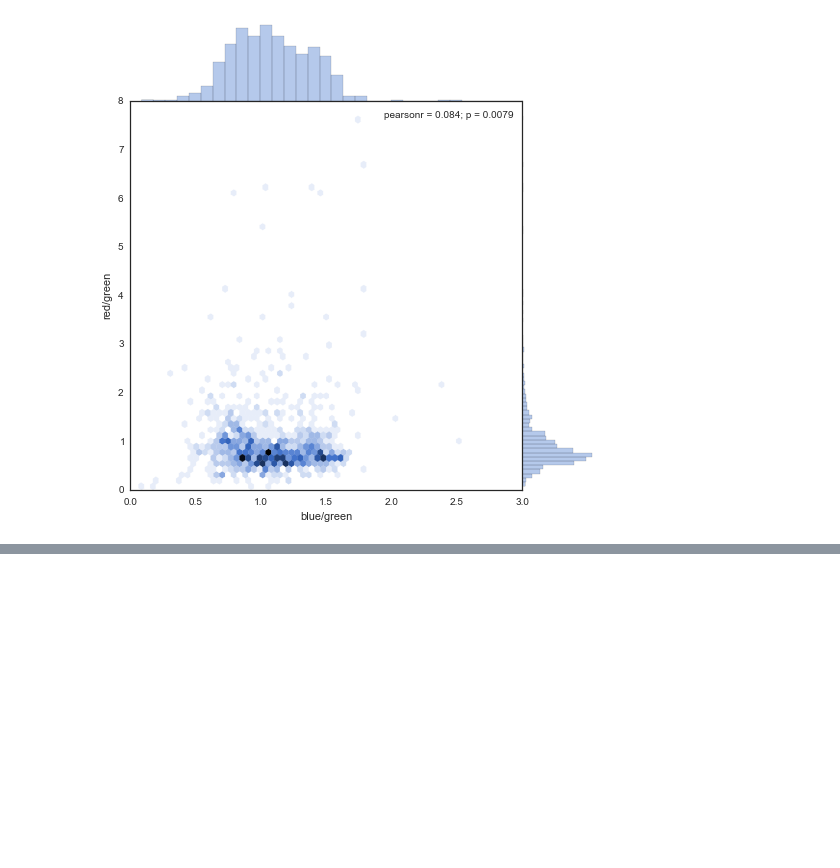
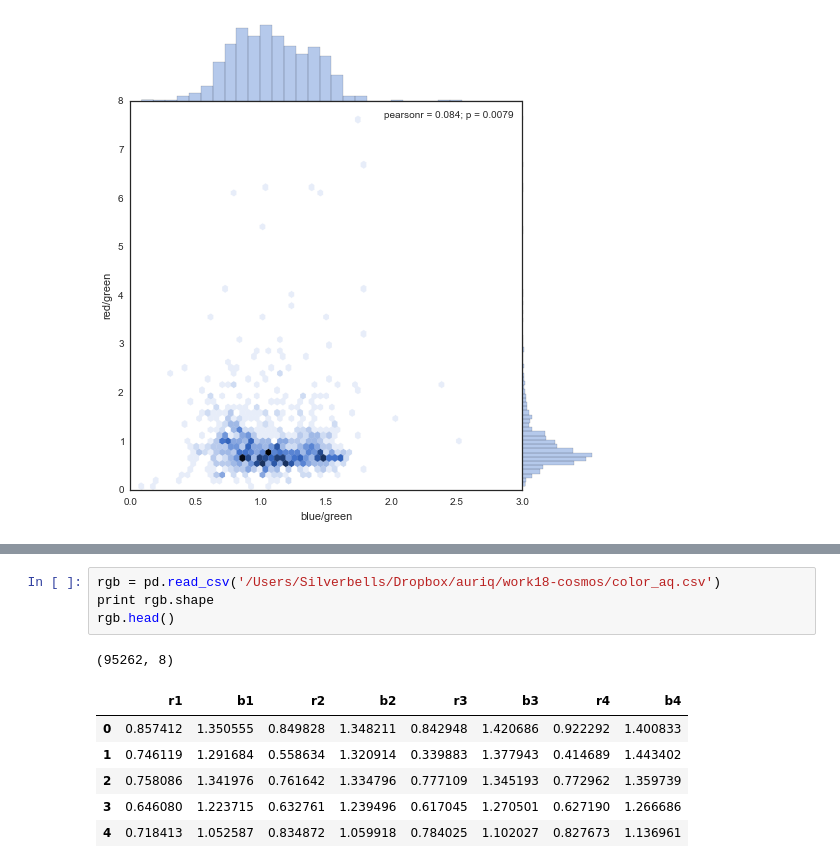
Before and after one commit to ehacinom/work18-cosmos, a Jupyter notebook: graphing.ipynb, the cells around one changed output, grey strips where cells are left out. Saved outputs shown, nothing was run; the diff lists cells and outputs as text; blank space fills up the shorter version.

```diff
--- a/graphing.ipynb
+++ b/graphing.ipynb
@@ -31,0 +43,12 @@ Aperture 4
+# %%
+rgb = pd.read_csv('/Users/Silverbells/Dropbox/auriq/work18-cosmos/color_aq.csv')
+print rgb.shape
+rgb.head()
+# %% [output]
+(95262, 8)
+|  | r1 | b1 | r2 | b2 | r3 | b3 | r4 | b4 |
+| 0 | 0.857412 | 1.350555 | 0.849828 | 1.348211 | 0.842948 | 1.420686 | 0.922292 | 1.400833 |
+| 1 | 0.746119 | 1.291684 | 0.558634 | 1.320914 | 0.339883 | 1.377943 | 0.414689 | 1.443402 |
+| 2 | 0.758086 | 1.341976 | 0.761642 | 1.334796 | 0.777109 | 1.345193 | 0.772962 | 1.359739 |
+| 3 | 0.646080 | 1.223715 | 0.632761 | 1.239496 | 0.617045 | 1.270501 | 0.627190 | 1.266686 |
+| 4 | 0.718413 | 1.052587 | 0.834872 | 1.059918 | 0.784025 | 1.102027 | 0.827673 | 1.136961 |
```
Also changed, not shown: parts of 4 cells of this notebook.
